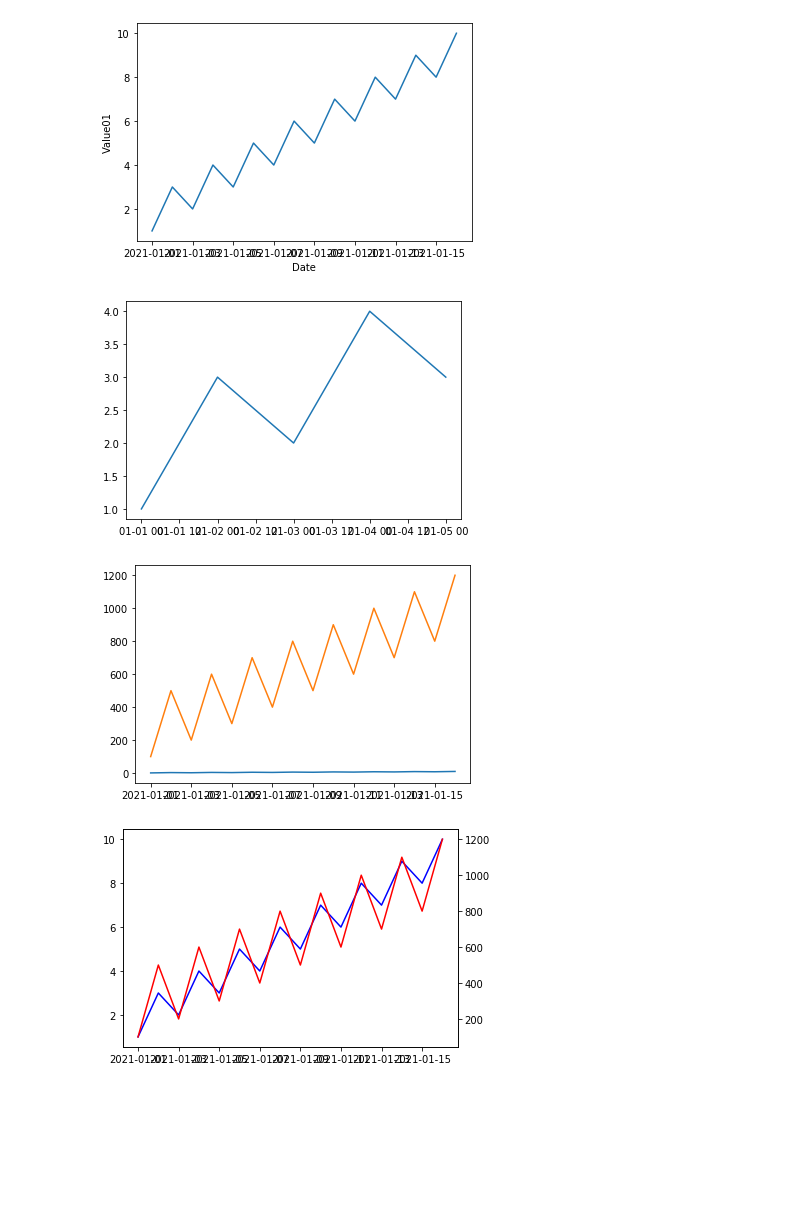
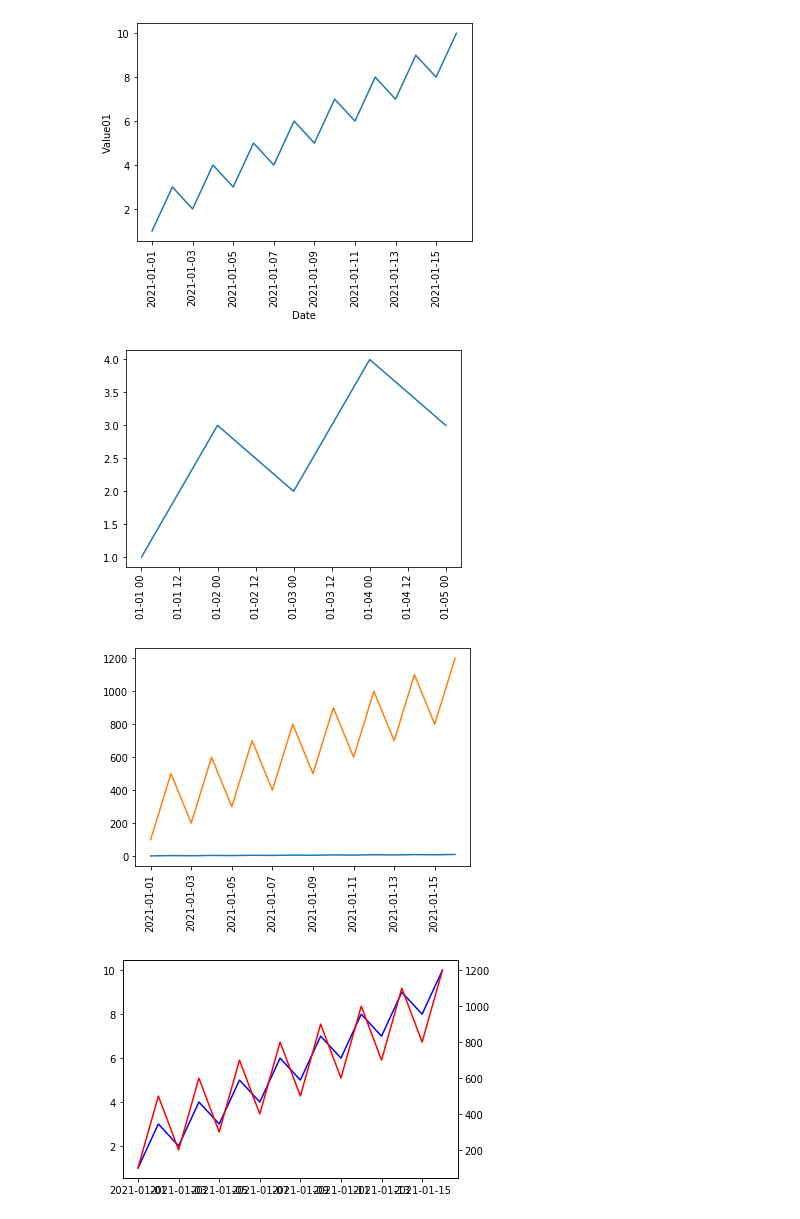
Before and after one commit to fastso/data-scientist, a Jupyter notebook: matplotlib/Matplotlib時系列プロット.ipynb, the cells around one changed output. Saved outputs shown, nothing was run; the diff lists cells and outputs as text; code cells hidden in the pictures; blank space fills up the shorter version.

```diff
--- a/matplotlib/Matplotlib時系列プロット.ipynb
+++ b/matplotlib/Matplotlib時系列プロット.ipynb
@@ -5,40 +5,39 @@ df = pd.read_csv('csv/Matplotlib時系列プロット.csv', parse_dates=['date']
 # %%
 import matplotlib.pyplot as plt
 fig, ax = plt.subplots()
 
 # Add the time-series for "relative_temp" to the plot
 ax.plot(df.index, df['value01'])
 
 ax.set_xlabel('Date')
 ax.set_ylabel('Value01')
+plt.xticks(rotation=90)
 plt.show()
 # %% [output]
-[figure, old version]
+[figure, new version]
 # %%
 import matplotlib.pyplot as plt
 
-# Use plt.subplots to create fig and ax
 fig, ax = plt.subplots()
 
-# Create variable seventies with data from "1970-01-01" to "1979-12-31"
 df_zoom_in = df['2021-01-01':'2021-01-05']
 
-# Add the time-series for "co2" data from seventies to the plot
 ax.plot(df_zoom_in.index, df_zoom_in["value01"])
 
-# Show the figure
+plt.xticks(rotation=90)
 plt.show()
 # %% [output]
-[figure, old version]
+[figure, new version]
 # %%
 import matplotlib.pyplot as plt
 
 fig, ax = plt.subplots()
 ax.plot(df.index, df['value01'])
 ax.plot(df.index, df['value02'])
+plt.xticks(rotation=90)
 plt.show()
 # %% [output]
-[figure, old version]
+[figure, new version]
 # %%
 import matplotlib.pyplot as plt
 
```
Also changed, not shown: parts of 3 cells of this notebook.
